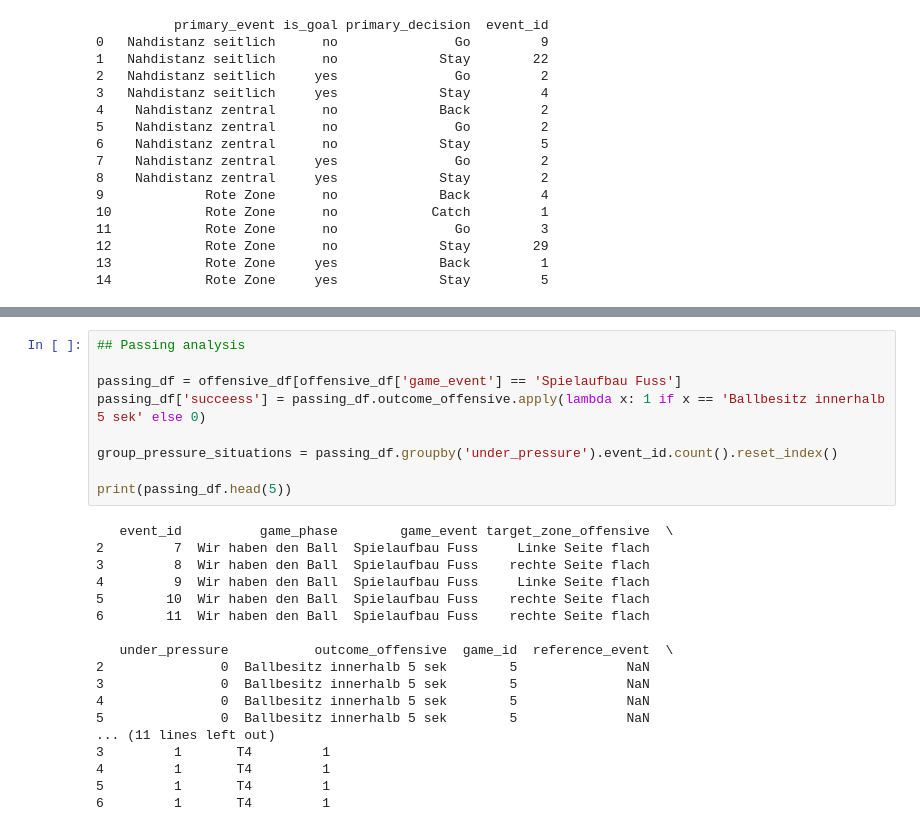
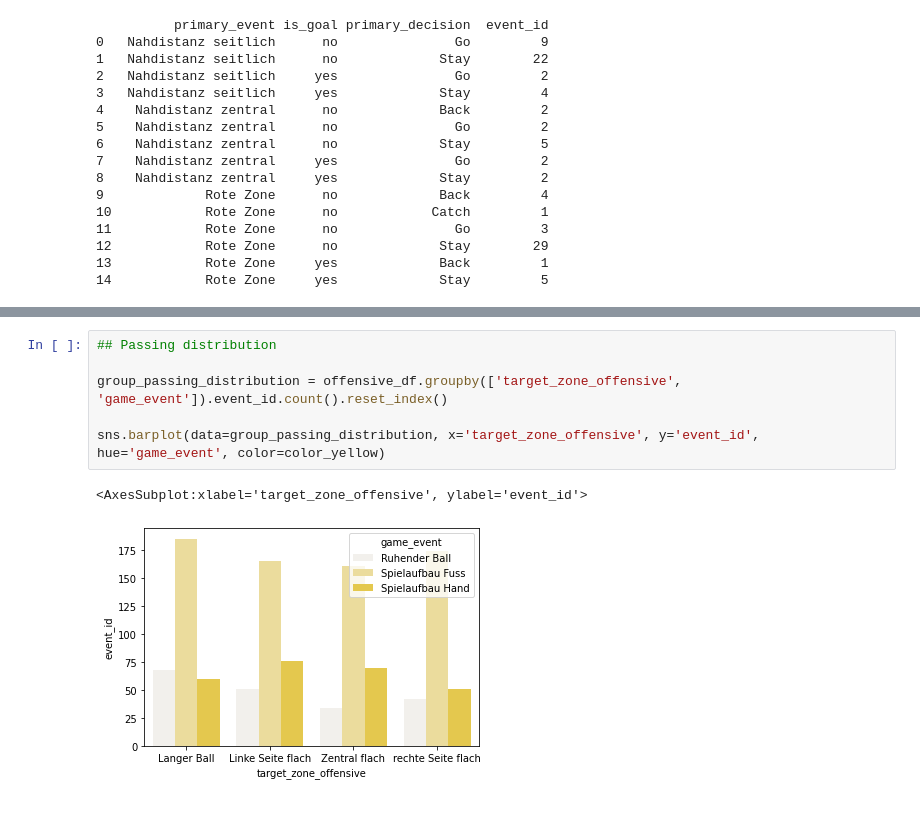
Before and after one commit to keepertrainer78698/youth-base, a Jupyter notebook: game-stats/keeperstats.ipynb, the cells around one changed output, grey strips where cells are left out. Drawn from its saved outputs; the diff is of its cells as text.

```diff
--- a/game-stats/keeperstats.ipynb
+++ b/game-stats/keeperstats.ipynb
@@ -297,27 +304,9 @@ plt.show()
-# %%
-## Passing analysis
-
-passing_df = offensive_df[offensive_df['game_event'] == 'Spielaufbau Fuss']
-passing_df['succeess'] = passing_df.outcome_offensive.apply(lambda x: 1 if x == 'Ballbesitz innerhalb 5 sek' else 0)
-
-group_pressure_situations = passing_df.groupby('under_pressure').event_id.count().reset_index()
-
-print(passing_df.head(5))
-# %% [output]
-   event_id          game_phase        game_event target_zone_offensive  \
-2         7  Wir haben den Ball  Spielaufbau Fuss     Linke Seite flach
-3         8  Wir haben den Ball  Spielaufbau Fuss    rechte Seite flach
-4         9  Wir haben den Ball  Spielaufbau Fuss     Linke Seite flach
-5        10  Wir haben den Ball  Spielaufbau Fuss    rechte Seite flach
-6        11  Wir haben den Ball  Spielaufbau Fuss    rechte Seite flach
-
-   under_pressure           outcome_offensive  game_id  reference_event  \
-2               0  Ballbesitz innerhalb 5 sek        5              NaN
-3               0  Ballbesitz innerhalb 5 sek        5              NaN
-4               0  Ballbesitz innerhalb 5 sek        5              NaN
-5               0  Ballbesitz innerhalb 5 sek        5              NaN
-... (11 lines left out)
-3         1       T4         1
-4         1       T4         1
-5         1       T4         1
-6         1       T4         1
+# %%
+## Passing distribution
+
+group_passing_distribution = offensive_df.groupby(['target_zone_offensive', 'game_event']).event_id.count().reset_index()
+
+sns.barplot(data=group_passing_distribution, x='target_zone_offensive', y='event_id', hue='game_event', color=color_yellow)
+# %% [output]
+<AxesSubplot:xlabel='target_zone_offensive', ylabel='event_id'>
+[figure, added]
```
Also changed, not shown: parts of 5 cells of this notebook, 2 other files.
